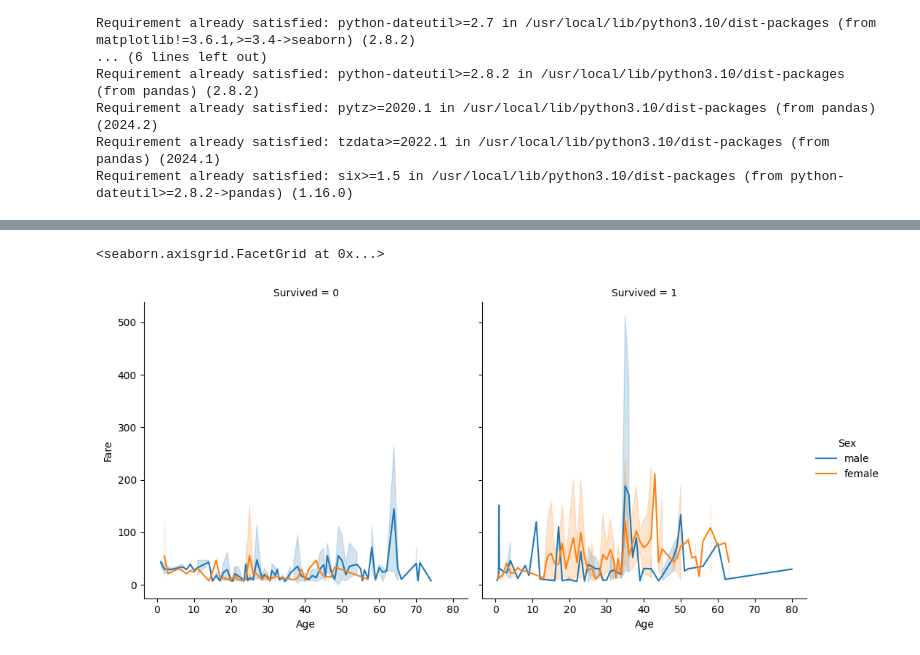
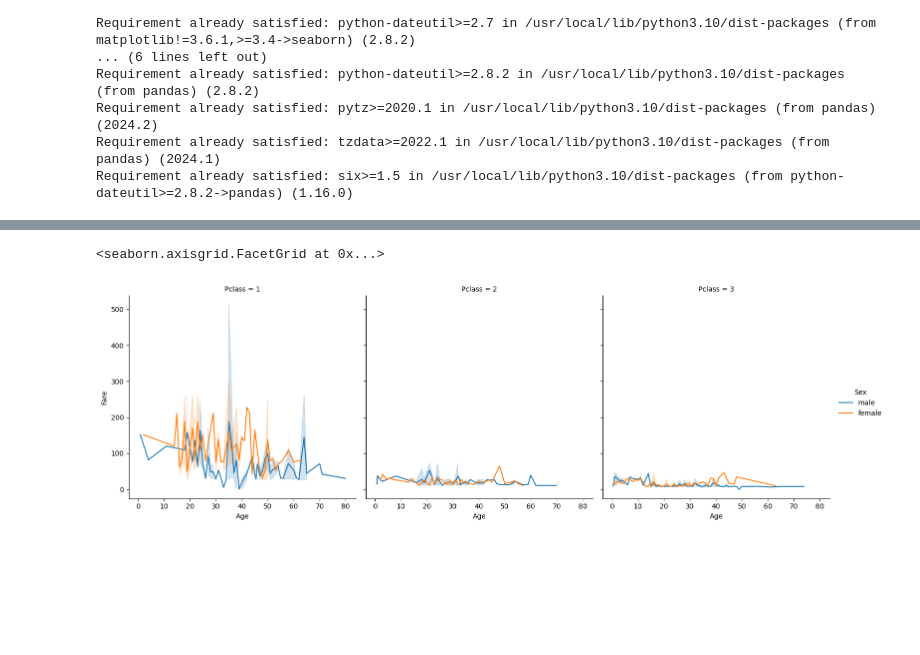
Before and after one commit to iftikhar200/DEV1, a Jupyter notebook: seaborn.ipynb, the cells around one changed output, grey strips where cells are left out. Saved outputs shown, nothing was run; the diff lists cells and outputs as text; code cells hidden in the pictures; blank space fills up the shorter version.

```diff
--- a/seaborn.ipynb
+++ b/seaborn.ipynb
@@ -39,7 +39,7 @@ df.head()
 | Futrelle, Mrs. Jacques Heath (Lil... | 4 | 1 | 1 | female | 35.0 | 1 | 0 | 113803 | 53.1000 | C123 | ... |
 | Allen, Mr. William Henry | 5 | 0 | 3 | male | 35.0 | 0 | 0 | 373450 | 8.0500 | NaN | ... |
 # %%
-sns.relplot(data=df,x="Age",y="Fare",hue="Sex",kind="line",col="Survived")
+sns.relplot(data=df,x="Age",y="Fare",hue="Sex",kind="line",col="Pclass")
 # %% [output]
 <seaborn.axisgrid.FacetGrid at 0x...>
-[figure, old version]
+[figure, new version]
```
Also changed, not shown: parts of 4 cells of this notebook.
